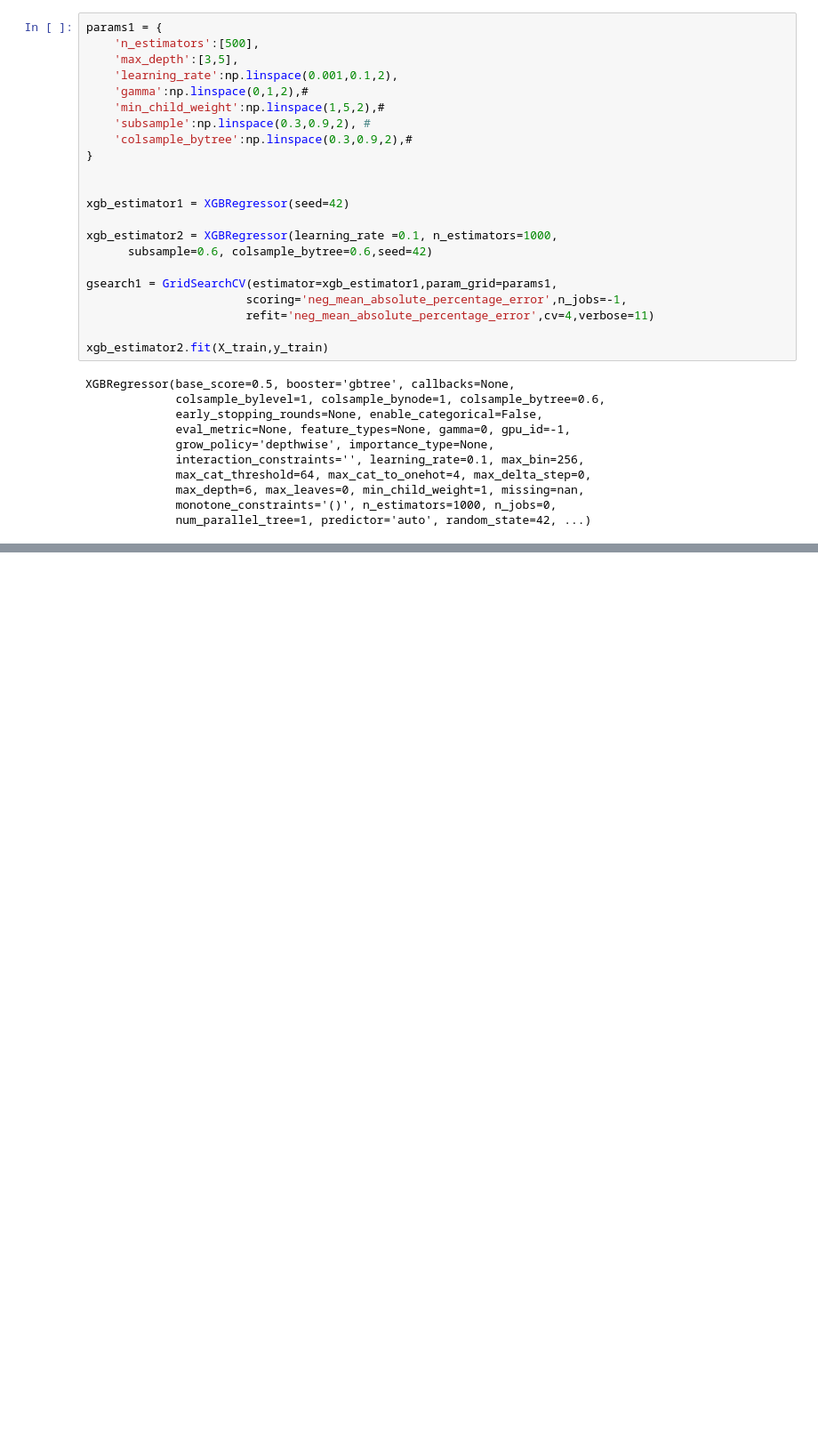
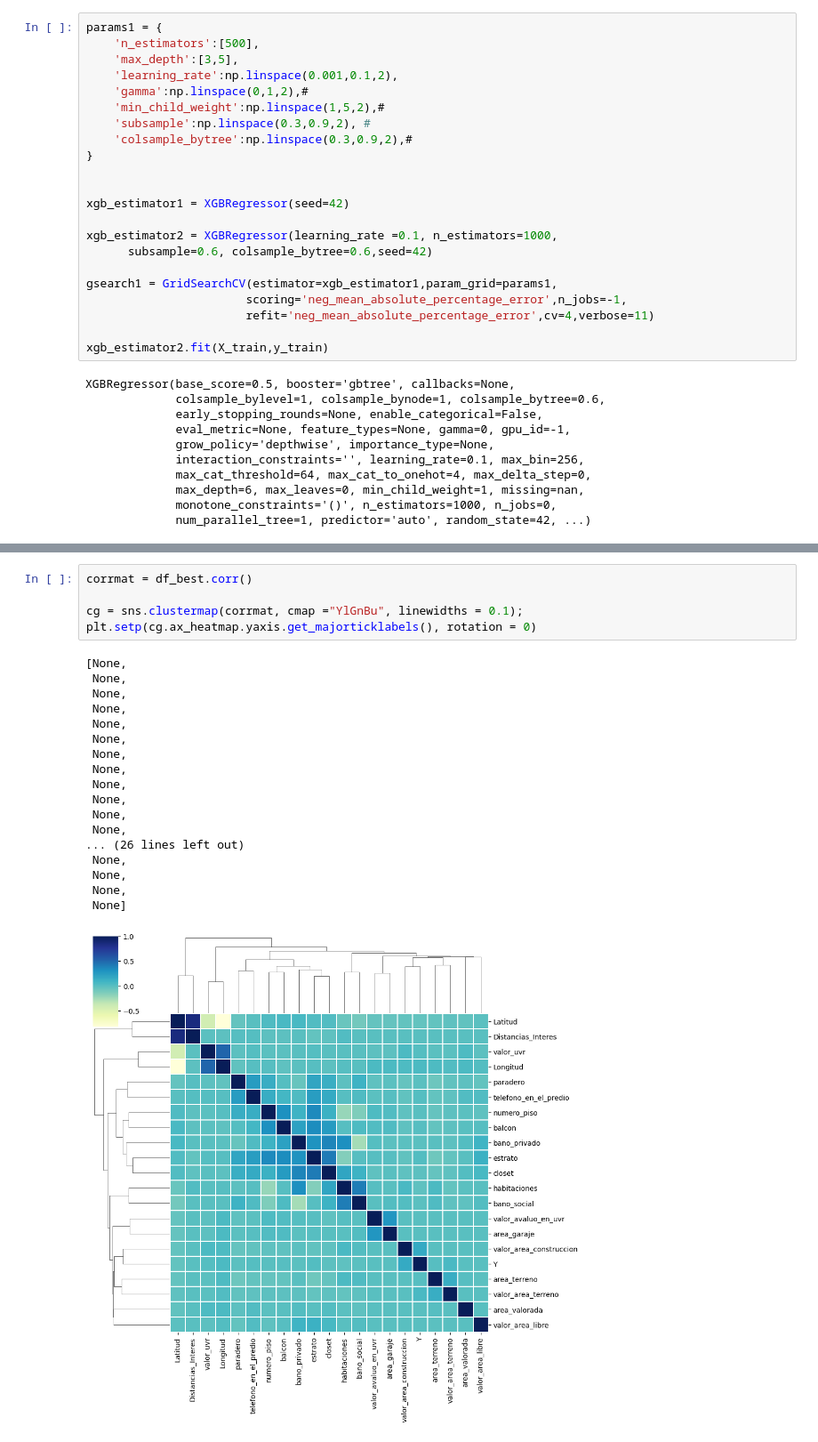
Before and after one commit to NikolasRodriguezA/Predicciones_Vivienda, a Jupyter notebook: Code/Modelo_Predictivo.ipynb, the cells around one changed output, grey strips where cells are left out. Shown: that part at 89% size. Drawn from its saved outputs; the diff is of its cells as text; blank space fills up the shorter version.

```diff
--- a/Code/Modelo_Predictivo.ipynb
+++ b/Code/Modelo_Predictivo.ipynb
@@ -376,0 +557,24 @@ plt.show()
+# %%
+corrmat = df_best.corr()
+
+cg = sns.clustermap(corrmat, cmap ="YlGnBu", linewidths = 0.1);
+plt.setp(cg.ax_heatmap.yaxis.get_majorticklabels(), rotation = 0)
+# %% [output]
+[None,
+ None,
+ None,
+ None,
+ None,
+ None,
+ None,
+ None,
+ None,
+ None,
+ None,
+ None,
+... (26 lines left out)
+ None,
+ None,
+ None,
+ None]
+[figure, added]
```
Also changed, not shown: parts of 43 cells of this notebook.
